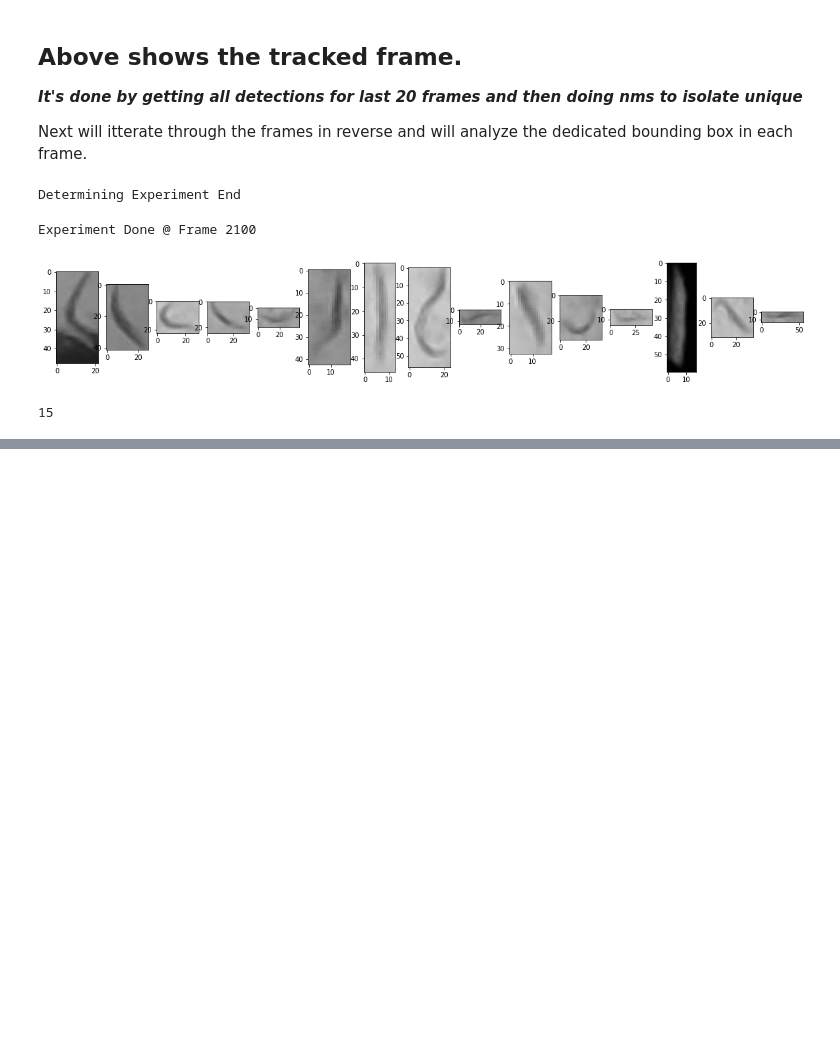
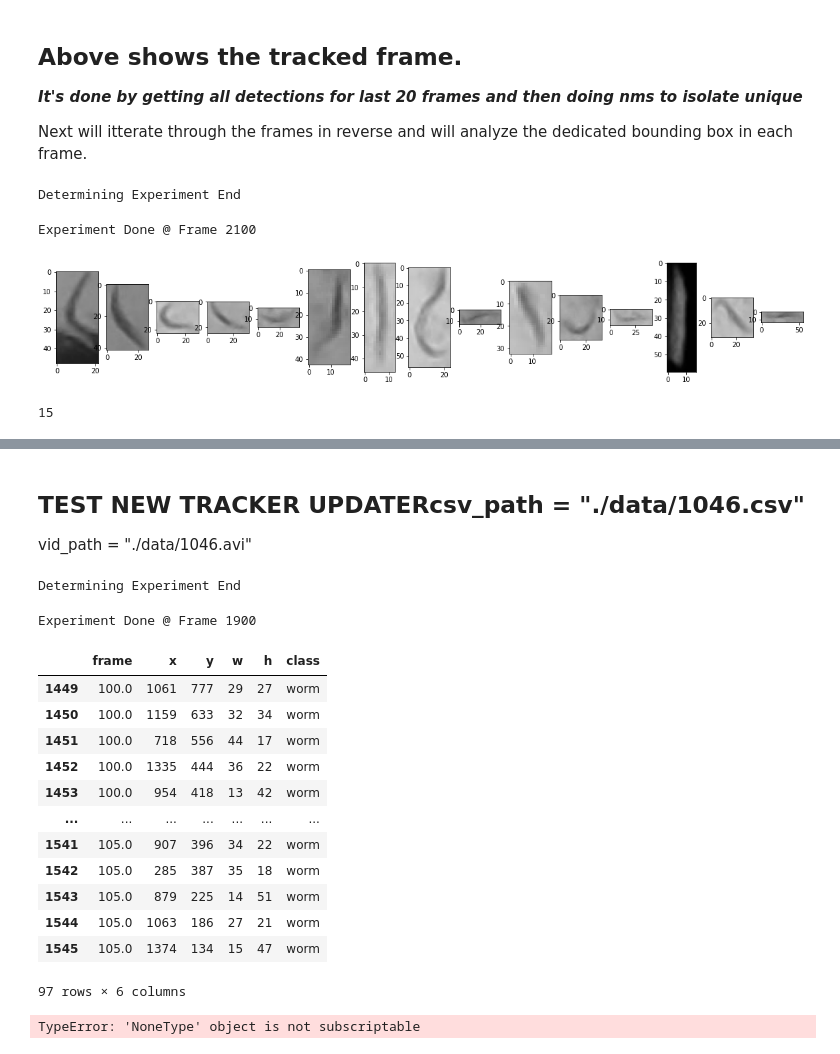
Before and after one commit to paolobif/TOD, a Jupyter notebook: test.ipynb, the cells around one changed output, grey strips where cells are left out. Saved outputs shown, nothing was run; the diff lists cells and outputs as text; code cells hidden in the pictures; blank space fills up the shorter version.

```diff
--- a/test.ipynb
+++ b/test.ipynb
@@ -136,0 +173,32 @@ viewer.exp_end
+# %% [markdown]
+## TEST NEW TRACKER UPDATERcsv_path = "./data/1046.csv"
+vid_path = "./data/1046.avi"
+# %%
+csv_path = "./exp/csvs/1049.csv"
+vid_path = "./exp/vids/1049.avi"
+viewer = WormViewer(csv_path, vid_path, first=2400)
+# %% [output]
+Determining Experiment End
+Experiment Done @ Frame 1900
+# %%
+viewer.df[viewer.df["frame"].between(100, 105)]
+# %% [output]
+|  | frame | x | y | w | h | class |
+| 1449 | 100.0 | 1061 | 777 | 29 | 27 | worm |
+| 1450 | 100.0 | 1159 | 633 | 32 | 34 | worm |
+| 1451 | 100.0 | 718 | 556 | 44 | 17 | worm |
+| 1452 | 100.0 | 1335 | 444 | 36 | 22 | worm |
+| 1453 | 100.0 | 954 | 418 | 13 | 42 | worm |
+| ... | ... | ... | ... | ... | ... | ... |
+| 1541 | 105.0 | 907 | 396 | 34 | 22 | worm |
+| 1542 | 105.0 | 285 | 387 | 35 | 18 | worm |
+| 1543 | 105.0 | 879 | 225 | 14 | 51 | worm |
+| 1544 | 105.0 | 1063 | 186 | 27 | 21 | worm |
+| 1545 | 105.0 | 1374 | 134 | 15 | 47 | worm |
+97 rows × 6 columns
+# %%
+# vals = viewer.update_tracked(2000, count=10)
+s = np.argsort(vals[:, 0])
+a = vals[s]
+# %% [output]
+TypeError: 'NoneType' object is not subscriptable
```
Also changed, not shown: parts of 19 cells of this notebook, 3 other files.
